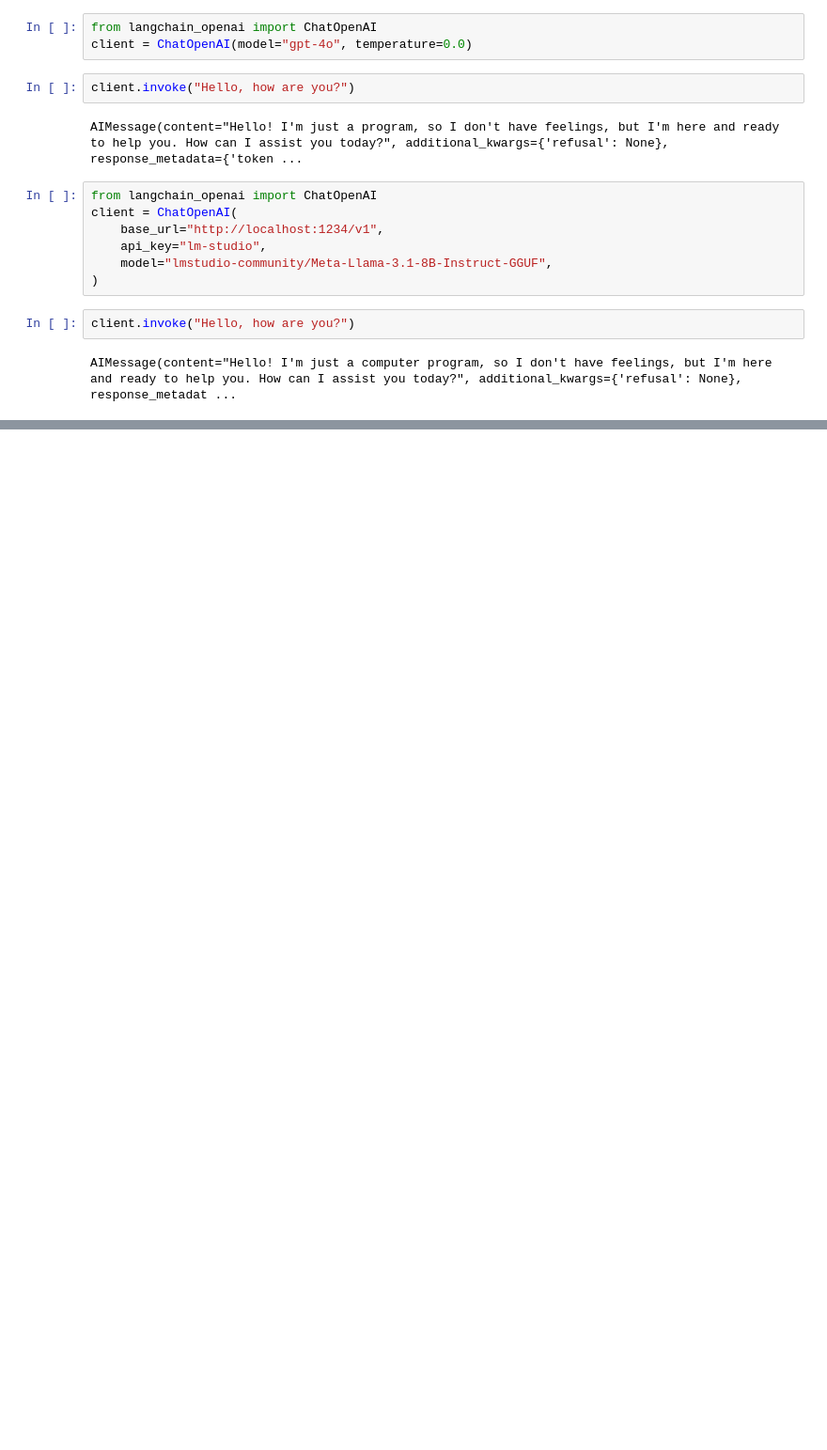
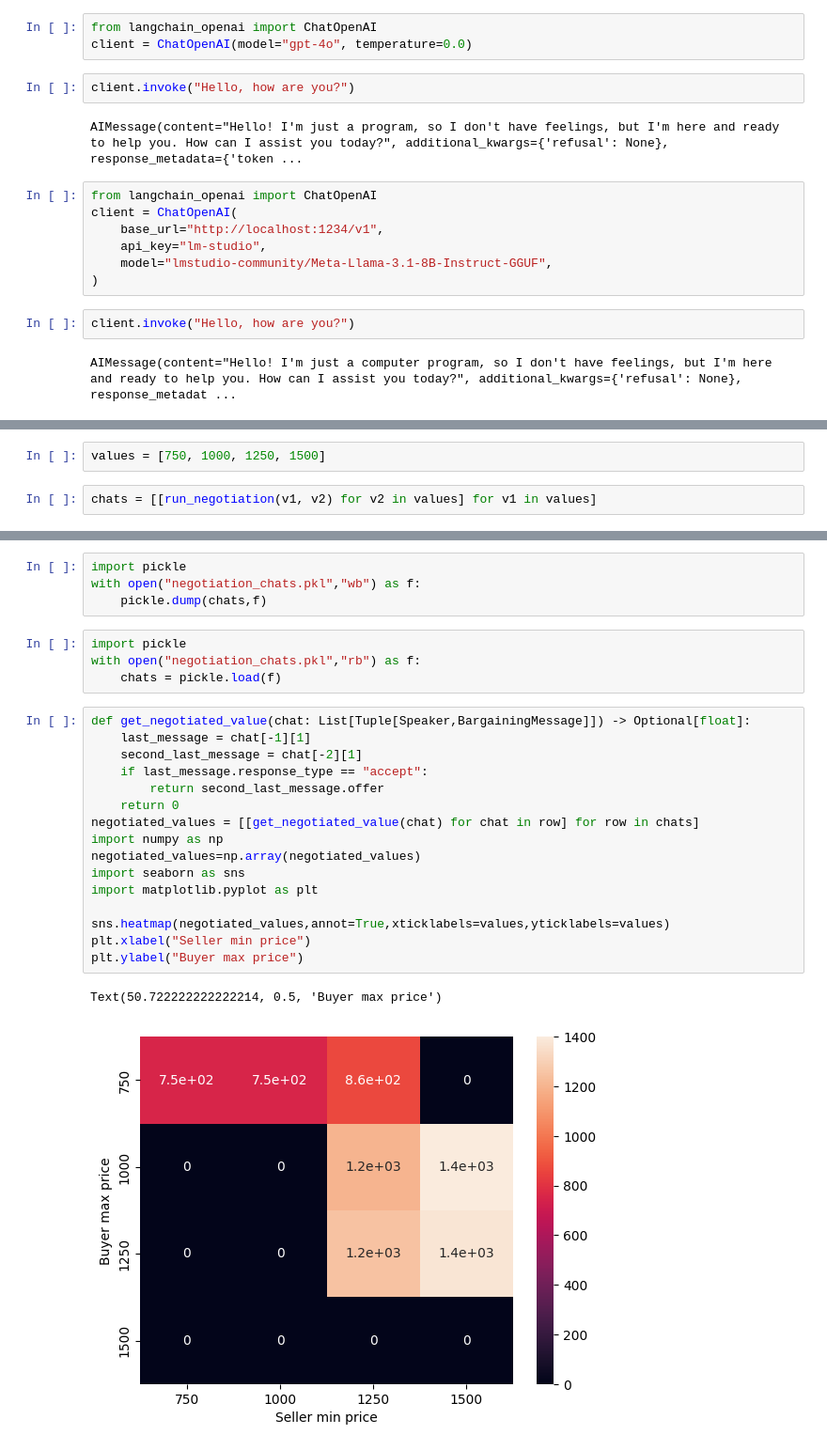
Before and after one commit to peteole/bargaining_llms, a Jupyter notebook: main.ipynb, the cells around one changed output, grey strips where cells are left out. Shown at 94% size. Saved outputs shown, nothing was run; the diff lists cells and outputs as text; blank space fills up the shorter version.

```diff
--- a/main.ipynb
+++ b/main.ipynb
@@ -175,0 +240,4 @@ Buyer: stragegy="The seller's final offer is still above my maximum acceptable p
+# %%
+values = [750, 1000, 1250, 1500]
+# %%
+chats = [[run_negotiation(v1, v2) for v2 in values] for v1 in values]
@@ -175,0 +262,27 @@ Buyer: stragegy="The seller's final offer is still above my maximum acceptable p
+# %%
+import pickle
+with open("negotiation_chats.pkl","wb") as f:
+    pickle.dump(chats,f)
+# %%
+import pickle
+with open("negotiation_chats.pkl","rb") as f:
+    chats = pickle.load(f)
+# %%
+def get_negotiated_value(chat: List[Tuple[Speaker,BargainingMessage]]) -> Optional[float]:
+    last_message = chat[-1][1]
+    second_last_message = chat[-2][1]
+    if last_message.response_type == "accept":
+        return second_last_message.offer
+    return 0
+negotiated_values = [[get_negotiated_value(chat) for chat in row] for row in chats]
+import numpy as np
+negotiated_values=np.array(negotiated_values)
+import seaborn as sns
+import matplotlib.pyplot as plt
+
+sns.heatmap(negotiated_values,annot=True,xticklabels=values,yticklabels=values)
+plt.xlabel("Seller min price")
+plt.ylabel("Buyer max price")
+# %% [output]
+Text(50.722222222222214, 0.5, 'Buyer max price')
+[figure, added]
```
Also changed, not shown: parts of 17 cells of this notebook, 1 other file.
